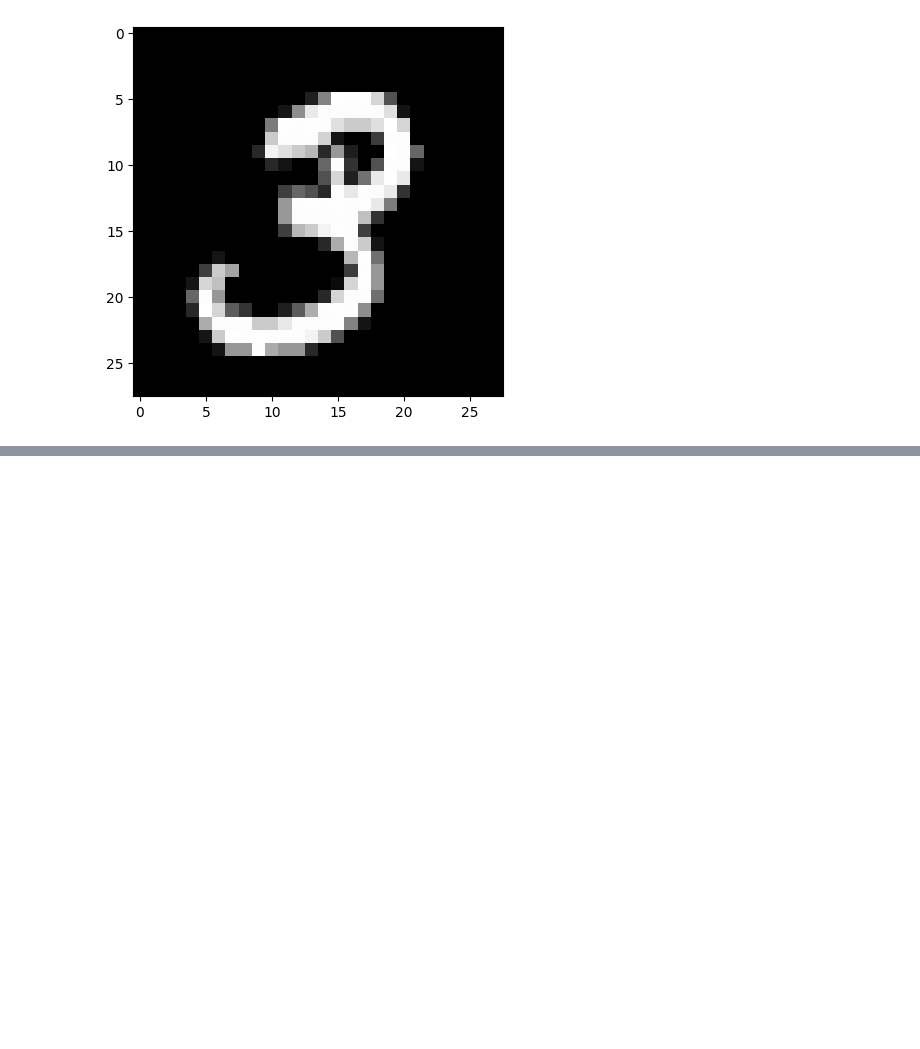
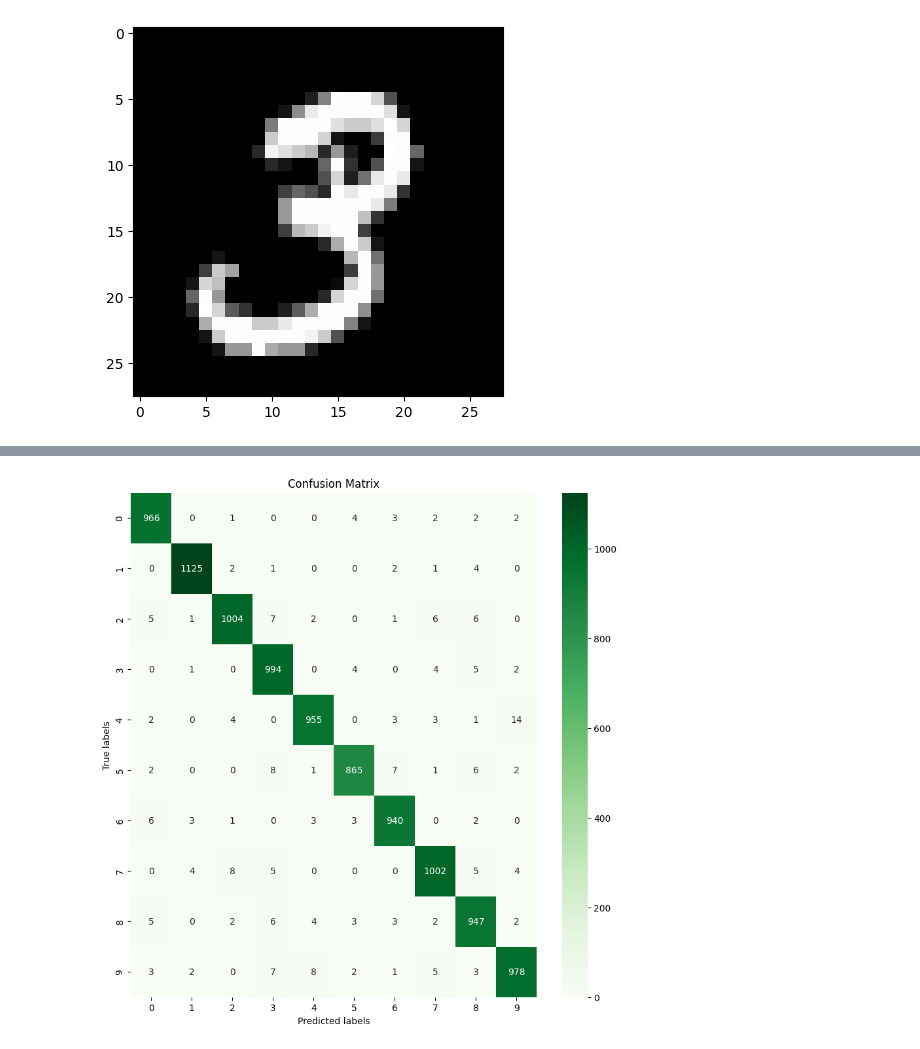
Before and after one commit to lilianabs/50DaysOfDeepLearning, a Jupyter notebook: Day5.ipynb, the cells around one changed output, grey strips where cells are left out. Cells and saved outputs as stored; diff of their text form; code cells hidden in the pictures; blank space fills up the shorter version.

```diff
--- a/Day5.ipynb
+++ b/Day5.ipynb
@@ -74,0 +148,4 @@ plt.imshow(X_train[1], cmap=plt.get_cmap('gray'))
+# %%
+y_prob = model.predict(X_test)
+y_classes = y_prob.argmax(axis=-1)
+y_classes
@@ -74,0 +155,17 @@ plt.imshow(X_train[1], cmap=plt.get_cmap('gray'))
+# %%
+confusion_matrix = tf.math.confusion_matrix(y_test, y_classes)
+# %%
+import seaborn as sns
+
+fig = sns.heatmap(confusion_matrix, annot=True, fmt='g', cmap='Greens')
+
+fig.set_xlabel('Predicted labels')
+fig.set_ylabel('True labels')
+fig.set_title('Confusion Matrix')
+fig.xaxis.set_ticklabels(classes_names)
+fig.yaxis.set_ticklabels(classes_names)
+fig.figure.set_size_inches(10, 10)
+
+plt.show()
+# %% [output]
+[figure, added]
```
Also changed, not shown: parts of 9 cells of this notebook.
